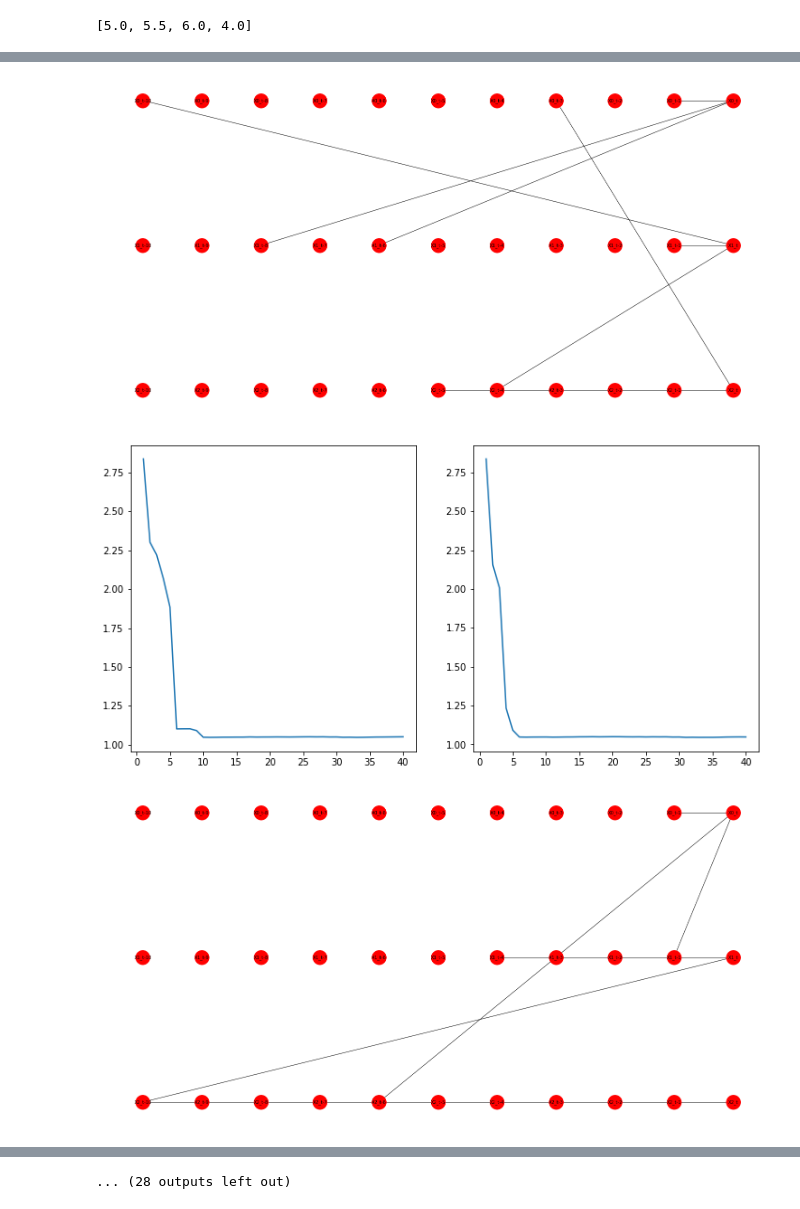
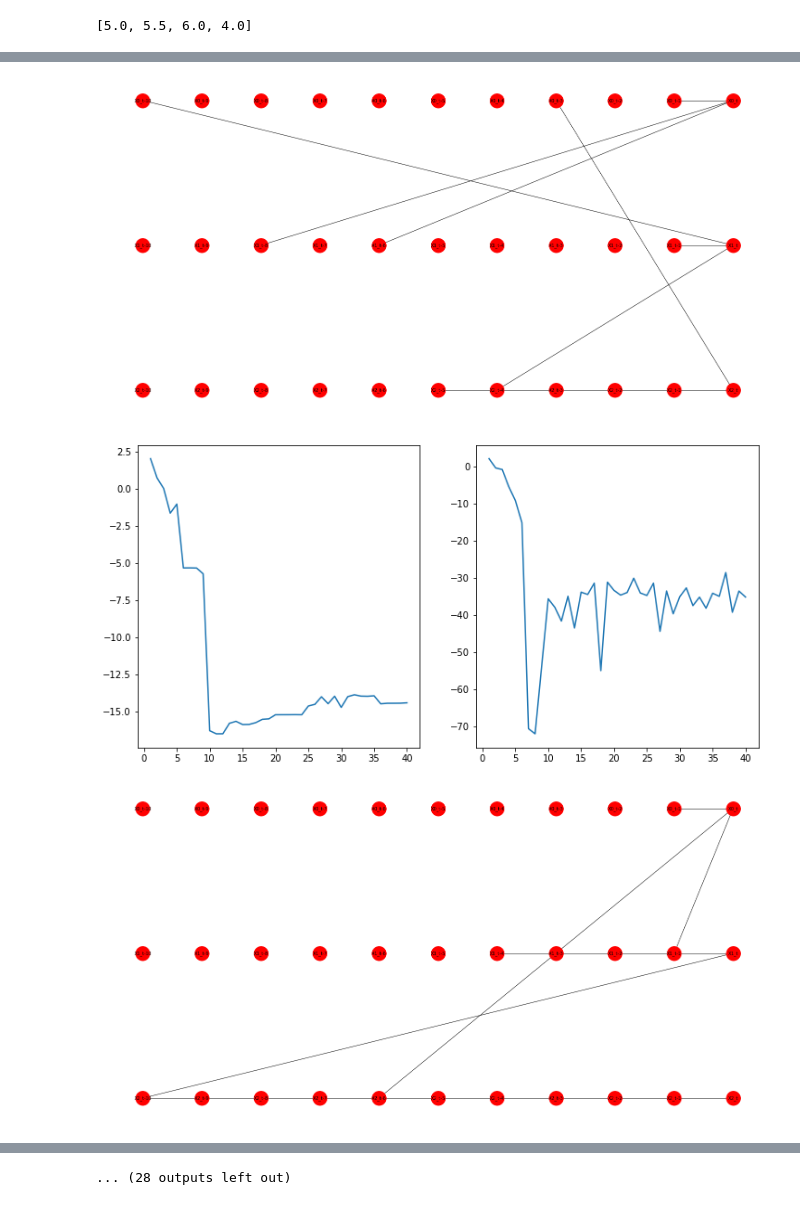
Before and after one commit to danthe96/CIoTS, a Jupyter notebook: notebooks/ICML/visualize p_estimation cross corr, var, pc1.ipynb, the cells around one changed output, grey strips where cells are left out. Drawn from its saved outputs; the diff is of its cells as text; code cells hidden in the pictures.

```diff
--- a/notebooks/ICML/visualize p_estimation cross corr, var, pc1.ipynb
+++ b/notebooks/ICML/visualize p_estimation cross corr, var, pc1.ipynb
@@ -139,7 +139,7 @@ for exp, exp_var in zip(select_experiments(setting, results_pc1), select_experim
     #plt.axvline(p_est, c='r')
     plt.plot(p_iter, bics)
 
-    bics_var = [est['test_mse'] for est in exp_var['estimates']]
+    bics_var = [est['bic'] for est in exp_var['estimates']]
     p_est_var = [est['p_est'] for est in exp_var['estimates']]
     bics_var = np.array(bics_var)[np.argsort(p_est_var)]
     p_est_var = np.sort(p_est_var)
@@ -160,3 +160,3 @@ for exp, exp_var in zip(select_experiments(setting, results_pc1), select_experim
 [figure]
-[figure, old version]
+[figure, new version]
 [figure]
```
Also changed, not shown: parts of 2 cells of this notebook, 17 other files.
